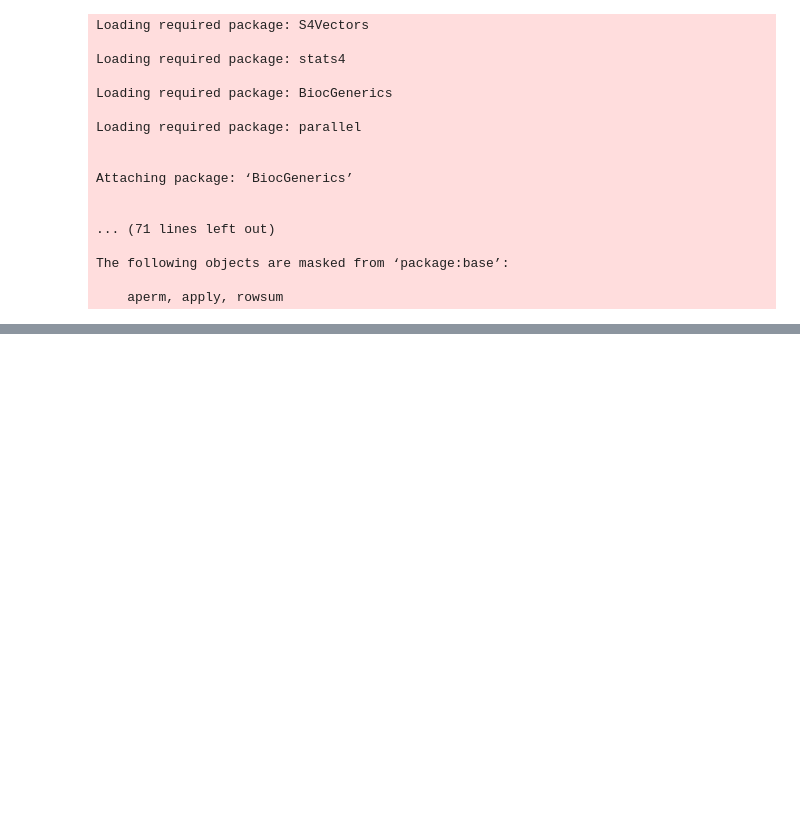
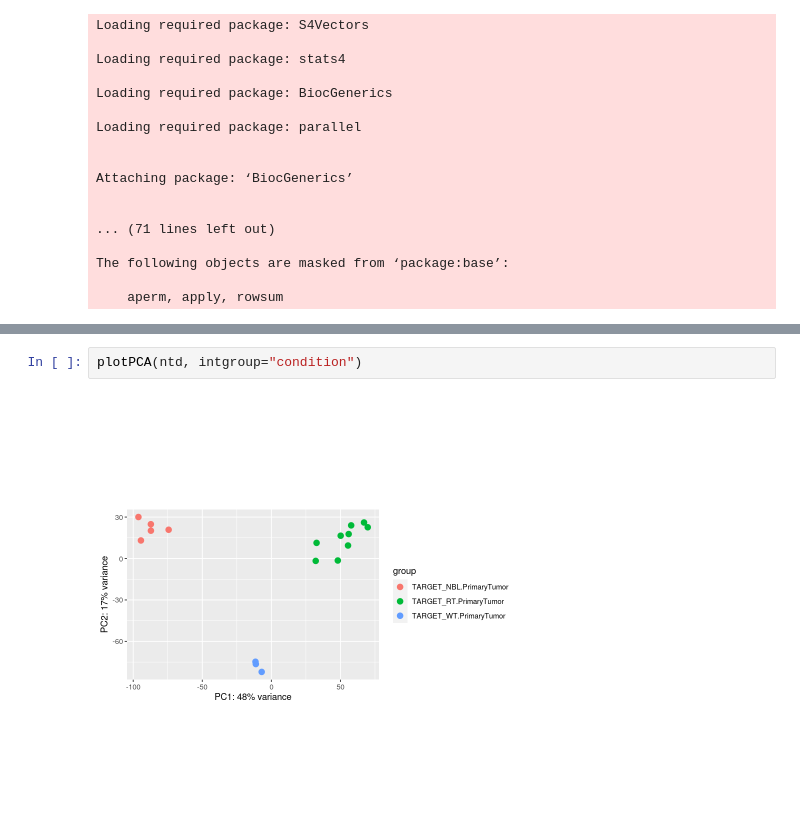
Before and after one commit to andrew-weisman/target_classification, a Jupyter notebook: main_r.ipynb, the cells around one changed output, grey strips where cells are left out. Drawn from its saved outputs; the diff is of its cells as text; blank space fills up the shorter version.

```diff
--- a/main_r.ipynb
+++ b/main_r.ipynb
@@ -35,0 +255,4 @@ The following objects are masked from ‘package:base’:
+# %%
+plotPCA(ntd, intgroup="condition")
+# %% [output]
+[figure, added]
```
Also changed, not shown: parts of 46 cells of this notebook.
